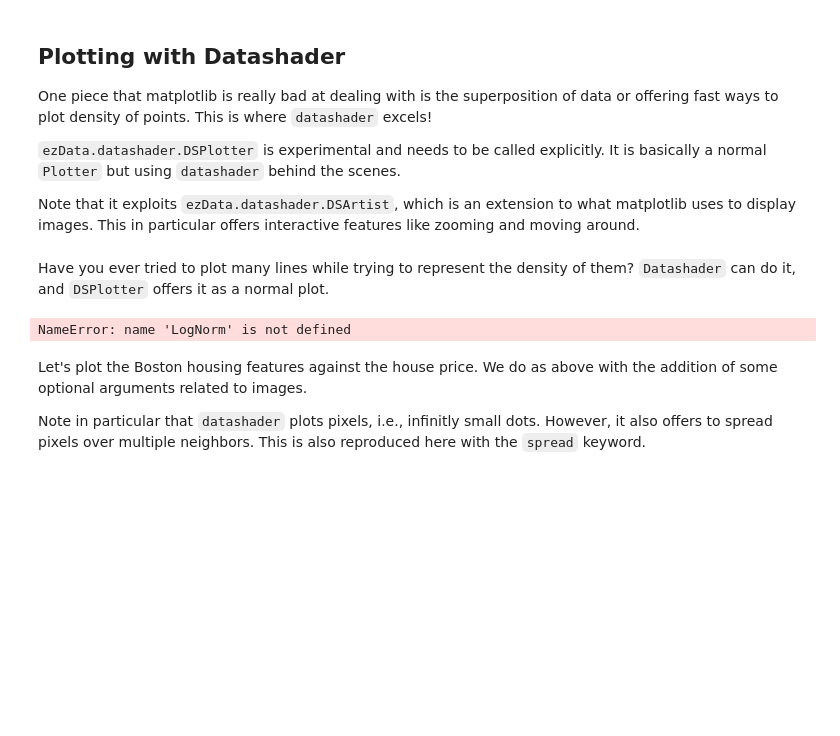
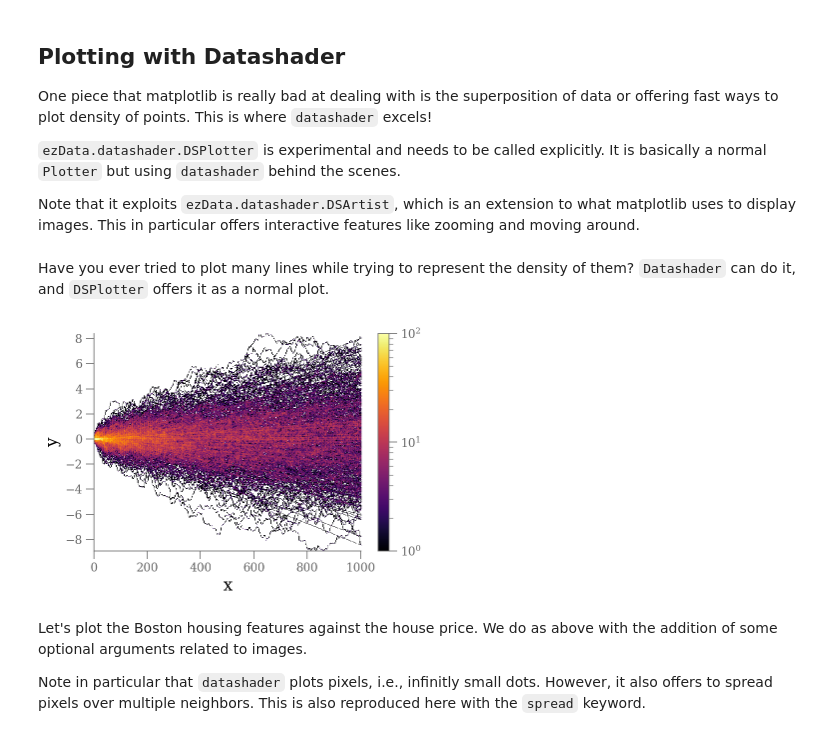
Before and after one commit to mfouesneau/ezdata, a Jupyter notebook: examples/examples.ipynb, the cells around one changed output. Drawn from its saved outputs; the diff is of its cells as text; code cells hidden in the pictures; blank space fills up the shorter version.

```diff
--- a/examples/examples.ipynb
+++ b/examples/examples.ipynb
@@ -211,10 +211,10 @@ from ezdata.datashader import DSPlotter
 Have you ever tried to plot many lines while trying to represent the density of them? `Datashader` can do it, and `DSPlotter` offers it as a normal plot.
 # %%
 from matplotlib import colors
-aa = DSPlotter(rd_df).line('x', 'y', cmap='inferno', vmax=100, norm=LogNorm())
+aa = DSPlotter(rd_df).line('x', 'y', cmap='inferno', vmax=100, norm=colors.LogNorm())
 plt.colorbar(aa);
 # %% [output]
-NameError: name 'LogNorm' is not defined
+[figure, added]
 # %% [markdown]
 Let's plot the Boston housing features against the house price.
 We do as above with the addition of some optional arguments related to images.
```
Also changed, not shown: parts of 4 cells of this notebook.
